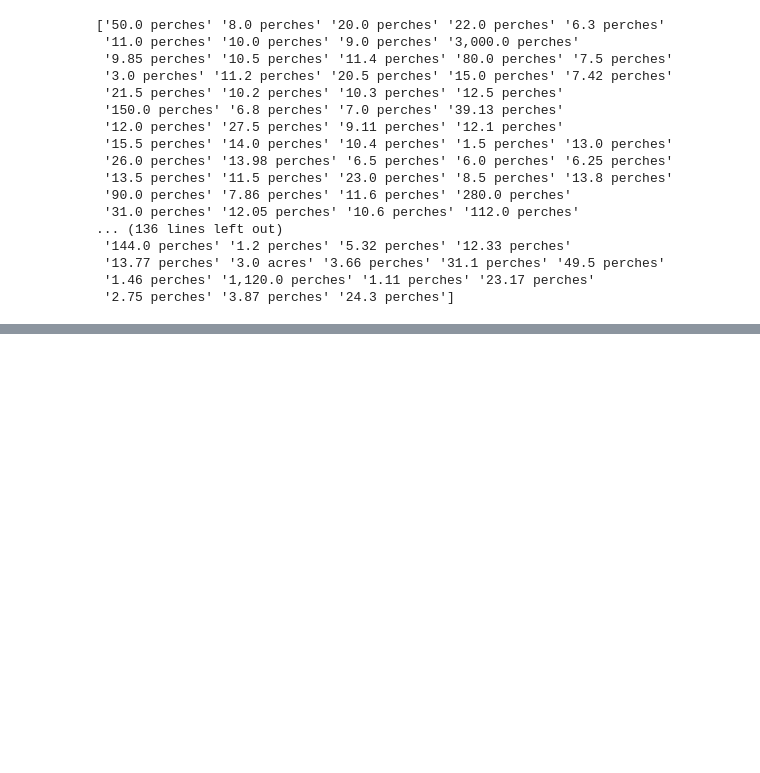
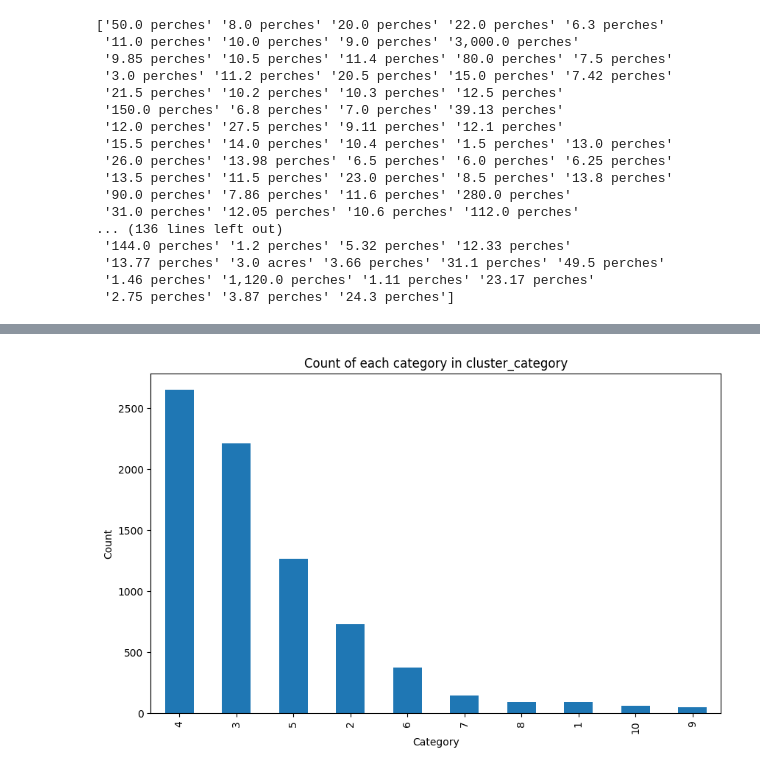
Before and after one commit to Aabidh1/machine-learning-models-, a Jupyter notebook: House price estiamation sri lanka/Srilankahouse.ipynb, the cells around one changed output, grey strips where cells are left out. Cells and saved outputs as stored; diff of their text form; code cells hidden in the pictures; blank space fills up the shorter version.

```diff
--- a/House price estiamation sri lanka/Srilankahouse.ipynb
+++ b/House price estiamation sri lanka/Srilankahouse.ipynb
@@ -240,0 +333,14 @@ sns.heatmap(df.isnull(),yticklabels=False,cbar=False,cmap='viridis')
+# %%
+import matplotlib.pyplot as plt
+# Count the occurrences of each category
+category_counts = df['Beds'].value_counts()
+
+# Create a bar plot
+plt.figure(figsize=(10, 6))
+category_counts.plot(kind='bar')
+plt.title('Count of each category in cluster_category')
+plt.xlabel('Category')
+plt.ylabel('Count')
+plt.show()
+# %% [output]
+[figure, added]
```
Also changed, not shown: parts of 21 cells of this notebook.
